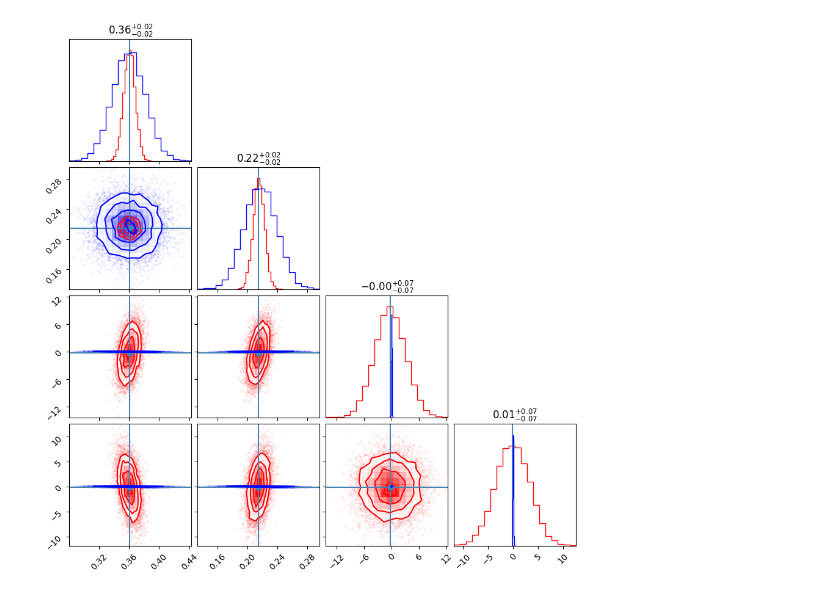
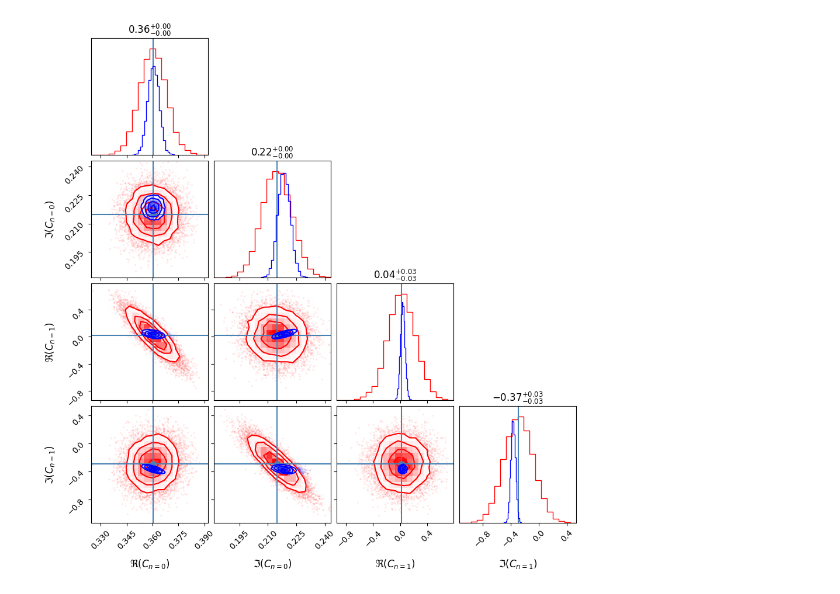
Before and after one commit to BGP-QNM-FITS/bgp_qnm_fits, a Jupyter notebook: corner_plot_comparison.ipynb, the cells around one changed output. Cells and saved outputs as stored; diff of their text form; code cells hidden in the pictures.

```diff
--- a/corner_plot_comparison.ipynb
+++ b/corner_plot_comparison.ipynb
@@ -14,9 +14,8 @@ import pickle
 id = "0001"
 
 sim_main = CCE.SXS_CCE(id, lev="Lev5", radius="R2")
-new_times = np.arange(sim_main.times[0], sim_main.times[-1], 0.01)
+new_times = np.arange(sim_main.times[0], sim_main.times[-1], 0.5)
 sim_main = sim_interpolator(sim_main, new_times)
-
 
 # TODO investigate why interpolating to coarser time steps reduces the contour size
 
@@ -70,7 +69,7 @@ fit_s = qnm_BGP_fit(sim_main.times, sim_main.h, qnm_list, Mf_0, chif_mag_0, t0,
 fit = qnm_BGP_fit(sim_main.times, sim_main.h, qnm_list, Mf_0, chif_mag_0, t0, tuned_params_lm, kernel_main, T=T, spherical_modes=spherical_modes)
 # %%
 param_list = [qnm for qnm in qnm_list for _ in range(2)]
-parameter_choice = [(2,2,0,1), (2,2,6,1)]
+parameter_choice = [(2,2,0,1), (2,2,1,1)]
 
 marginal_mean_s, marginal_fisher_s = marginalise(parameter_choice, param_list, fit_s["mean"], fit_s["fisher_matrix"])
 marginal_mean, marginal_fisher = marginalise(parameter_choice, param_list, fit["mean"], fit["fisher_matrix"])
@@ -81,31 +80,37 @@ marginal_covariance_s = np.linalg.inv(marginal_fisher_s)
 samples_s = scipy.stats.multivariate_normal(marginal_mean_s, marginal_covariance_s, allow_singular=True).rvs(
     size=10000
 )
 
 samples = scipy.stats.multivariate_normal(marginal_mean, marginal_covariance, allow_singular=True).rvs(
     size=10000
 )
 
 indices = [i for i, param in enumerate(param_list) if param in parameter_choice]
+labels = []
+for param in parameter_choice:
+    labels.append(r"$\Re(C_{n=%s})$" % (param[2]))
+    labels.append(r"$\Im(C_{n=%s})$" % (param[2]))
 
 figure = corner.corner(
     samples_s,
     truths=[true_params[i] for i in indices],
     color='red',
+    labels=labels,
     label_kwargs={"fontsize": 12},
     show_titles=True,
     title_kwargs={"fontsize": 12}
 )
 
 figure = corner.corner(
     samples,
     color='blue',
     fig=figure,
     label_kwargs={"fontsize": 12},
     show_titles=True,
     title_kwargs={"fontsize": 12}
 )
 
 plt.show()
+figure.savefig("corner_plot.png")
 # %% [output]
-[figure, old version]
+[figure, new version]
```
Also changed, not shown: parts of 2 cells of this notebook, 34 other files.
